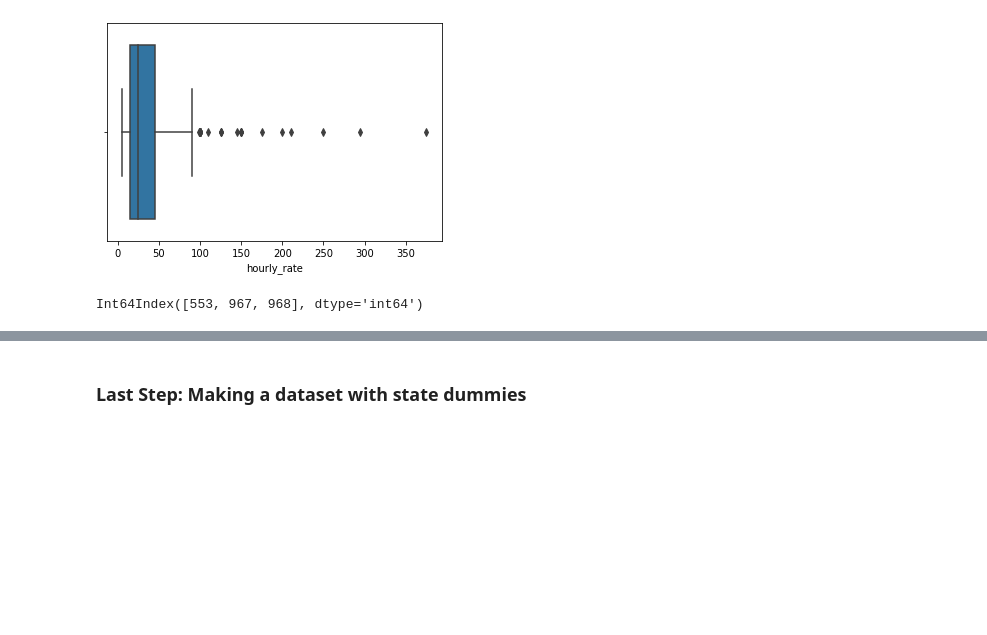
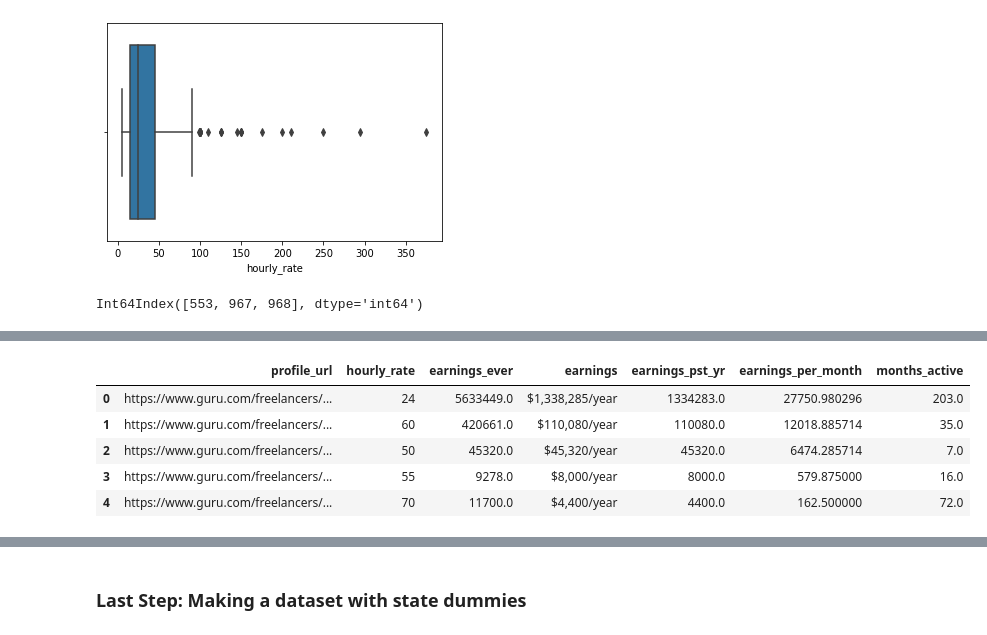
Before and after one commit to lmgibson/MyRate, a Jupyter notebook: notebooks/eda/myrate_eda.ipynb, the cells around one changed output, grey strips where cells are left out. Drawn from its saved outputs; the diff is of its cells as text; code cells hidden in the pictures; blank space fills up the shorter version.

Commit message:
Explore ways to identify and define 'successful' freelancers with whom to model

```diff
--- a/notebooks/eda/myrate_eda.ipynb
+++ b/notebooks/eda/myrate_eda.ipynb
@@ -636,0 +715,9 @@ dt = dt.drop(outliers,axis = 0)
+# %%
+dt.iloc[:,[0,6,12,5,11,48,24]].head()
+# %% [output]
+|  | profile_url | hourly_rate | earnings_ever | earnings | earnings_pst_yr | earnings_per_month | months_active |
+| 0 | https://www.guru.com/freelancers/... | 24 | 5633449.0 | $1,338,285/year | 1334283.0 | 27750.980296 | 203.0 |
+| 1 | https://www.guru.com/freelancers/... | 60 | 420661.0 | $110,080/year | 110080.0 | 12018.885714 | 35.0 |
+| 2 | https://www.guru.com/freelancers/... | 50 | 45320.0 | $45,320/year | 45320.0 | 6474.285714 | 7.0 |
+| 3 | https://www.guru.com/freelancers/... | 55 | 9278.0 | $8,000/year | 8000.0 | 579.875000 | 16.0 |
+| 4 | https://www.guru.com/freelancers/... | 70 | 11700.0 | $4,400/year | 4400.0 | 162.500000 | 72.0 |
```
Also changed, not shown: parts of 17 cells of this notebook.
